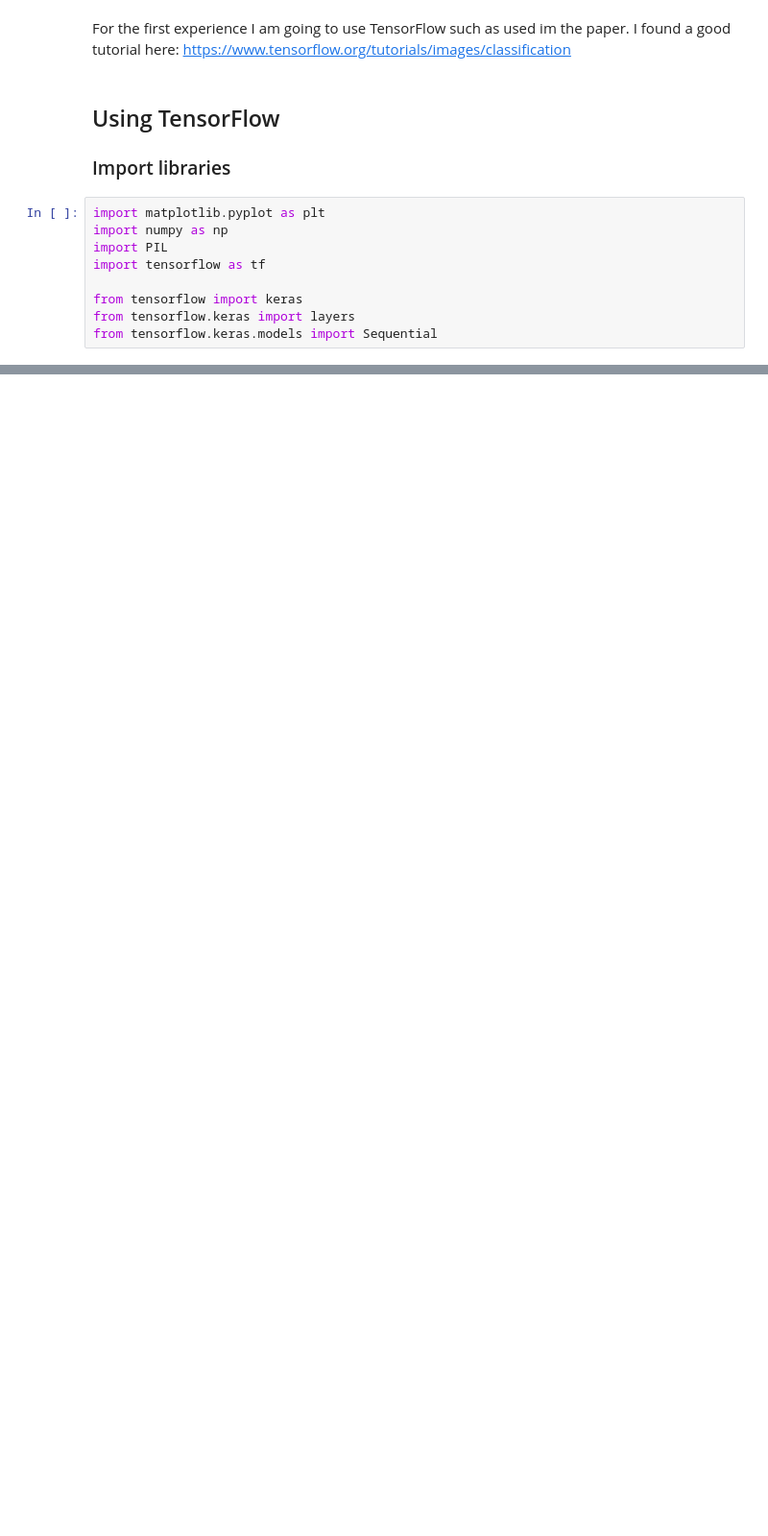
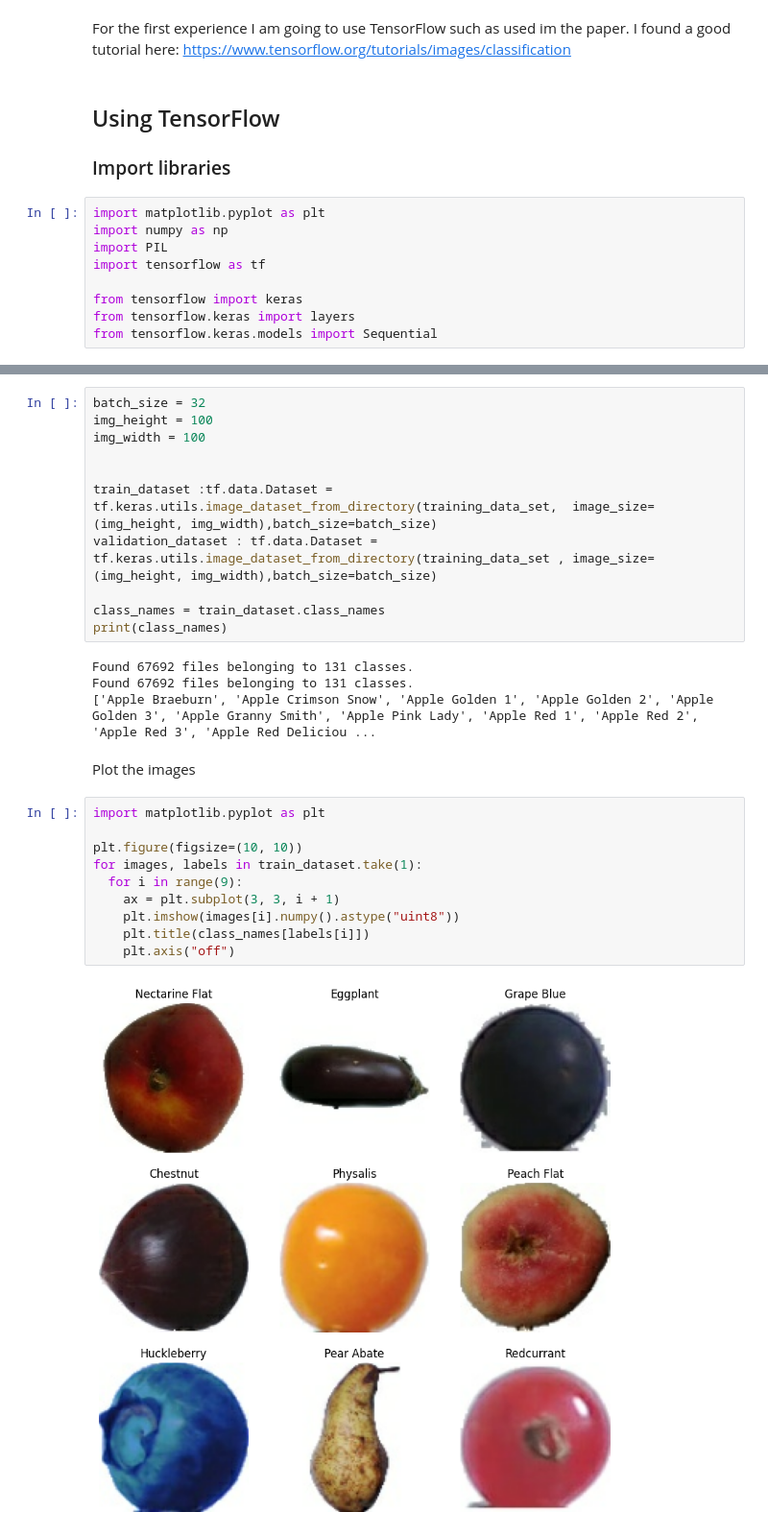
Before and after one commit to elbarbi/AppleCNN, a Jupyter notebook: apple_lab.ipynb, the cells around one changed output, grey strips where cells are left out. Shown: that part at 96% size. Cells and saved outputs as stored; diff of their text form; blank space fills up the shorter version.

```diff
--- a/apple_lab.ipynb
+++ b/apple_lab.ipynb
@@ -55,0 +45,29 @@ C:\Users\barbil1\.keras\datasets\archive
+# %%
+batch_size = 32
+img_height = 100
+img_width = 100
+
+
+train_dataset :tf.data.Dataset = tf.keras.utils.image_dataset_from_directory(training_data_set,  image_size=(img_height, img_width),batch_size=batch_size)
+validation_dataset : tf.data.Dataset = tf.keras.utils.image_dataset_from_directory(training_data_set , image_size=(img_height, img_width),batch_size=batch_size)
+
+class_names = train_dataset.class_names
+print(class_names)
+# %% [output]
+Found 67692 files belonging to 131 classes.
+Found 67692 files belonging to 131 classes.
+['Apple Braeburn', 'Apple Crimson Snow', 'Apple Golden 1', 'Apple Golden 2', 'Apple Golden 3', 'Apple Granny Smith', 'Apple Pink Lady', 'Apple Red 1', 'Apple Red 2', 'Apple Red 3', 'Apple Red Deliciou ...
+# %% [markdown]
+Plot the images
+# %%
+import matplotlib.pyplot as plt
+
+plt.figure(figsize=(10, 10))
+for images, labels in train_dataset.take(1):
+  for i in range(9):
+    ax = plt.subplot(3, 3, i + 1)
+    plt.imshow(images[i].numpy().astype("uint8"))
+    plt.title(class_names[labels[i]])
+    plt.axis("off")
+# %% [output]
+[figure, added]
```
Also changed, not shown: parts of 19 cells of this notebook.
